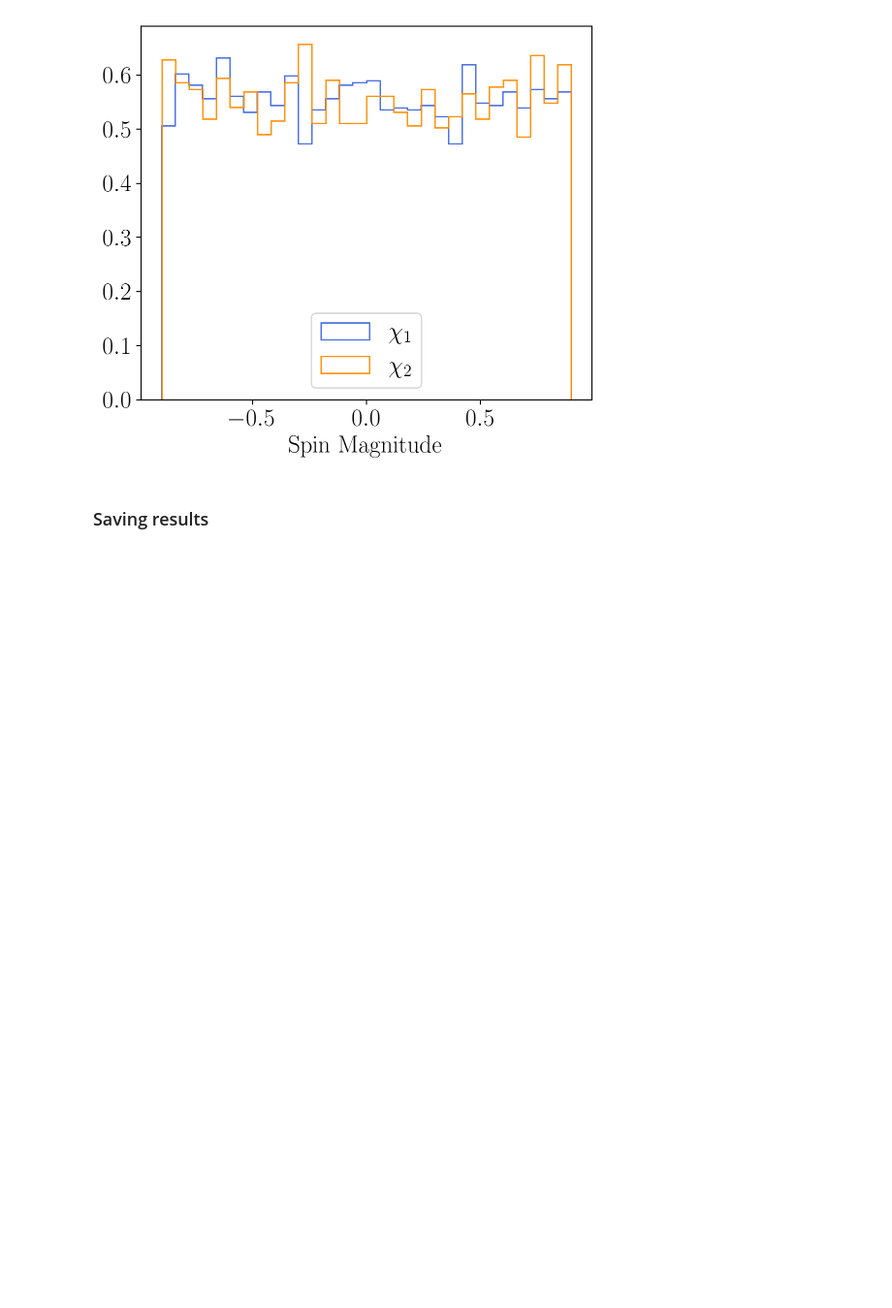
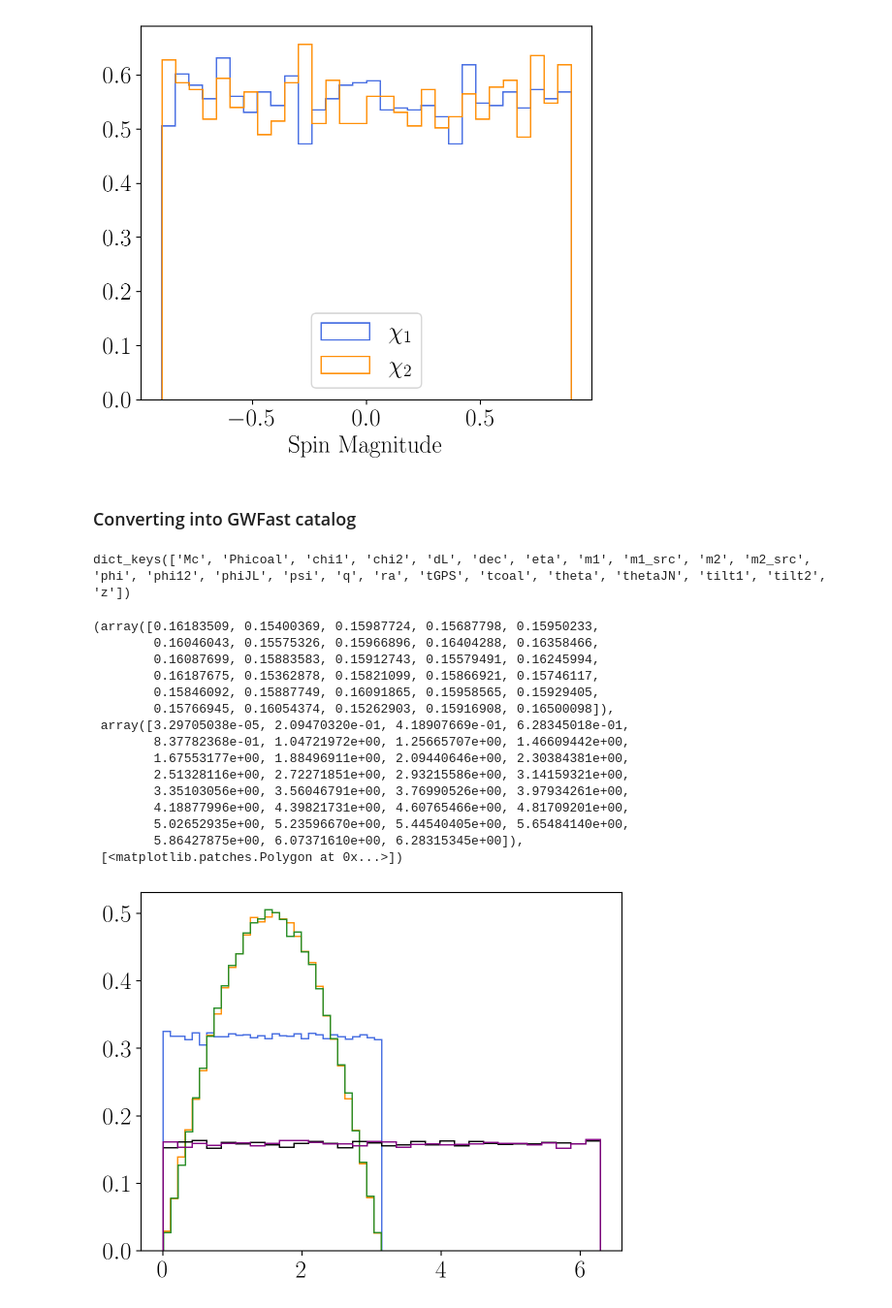
Before and after one commit to KrishnenduGit/CE_STM_CBC, a Jupyter notebook: pop_models/imbhs/imbh_pop.ipynb, the cells around one changed output. Shown at 97% size. Saved outputs shown, nothing was run; the diff lists cells and outputs as text; code cells hidden in the pictures; blank space fills up the shorter version.

Commit message:
imbh catalog

```diff
--- a/pop_models/imbhs/imbh_pop.ipynb
+++ b/pop_models/imbhs/imbh_pop.ipynb
@@ -625,6 +625,57 @@ plt.show()
 # %% [output]
 [figure]
 # %% [markdown]
-### Saving results
+### Converting into GWFast catalog
+# %%
+import h5py
+
+# Path to your file
+filename = "BBH_cat_1yr_LVKpopO4a_ML.h5"
+
+
+def h5_to_dict(obj):
+    """
+    Recursively convert an h5py Group or Dataset into a nested Python dictionary.
+    Datasets become numpy arrays; groups become dictionaries.
+    """
+    result = {}
+
+    for key, item in obj.items():
+        if isinstance(item, h5py.Dataset):
+            result[key] = item[()]  # read dataset into a NumPy array
+        elif isinstance(item, h5py.Group):
+            result[key] = h5_to_dict(item)  # recurse into subgroup
+
+    return result
+
+with h5py.File(filename, "r") as f:
+    data_dict = h5_to_dict(f)
+# %%
+data_dict.keys()
+# %% [output]
+dict_keys(['Mc', 'Phicoal', 'chi1', 'chi2', 'dL', 'dec', 'eta', 'm1', 'm1_src', 'm2', 'm2_src', 'phi', 'phi12', 'phiJL', 'psi', 'q', 'ra', 'tGPS', 'tcoal', 'theta', 'thetaJN', 'tilt1', 'tilt2', 'z'])
+# %%
+plt.hist(data_dict['psi'], bins=30, density=True, histtype='step', lw=2, color='royalblue',label='$\\psi_1$')
+plt.hist(data_dict['thetaJN'], bins=30, density=True, histtype='step', lw=2, color='darkorange',label='$\\psi_1$')
+plt.hist(data_dict['theta'], bins=30, density=True, histtype='step', lw=2, color='forestgreen',label='$\\chi_1$')
+plt.hist(data_dict['phi'], bins=30, density=True, histtype='step', lw=2, color='black',label='$\\chi_2$')
+plt.hist(data_dict['Phicoal'], bins=30, density=True, histtype='step', lw=2, color='purple',label='$\\chi_1$')
+# %% [output]
+(array([0.16183509, 0.15400369, 0.15987724, 0.15687798, 0.15950233,
+        0.16046043, 0.15575326, 0.15966896, 0.16404288, 0.16358466,
+        0.16087699, 0.15883583, 0.15912743, 0.15579491, 0.16245994,
+        0.16187675, 0.15362878, 0.15821099, 0.15866921, 0.15746117,
+        0.15846092, 0.15887749, 0.16091865, 0.15958565, 0.15929405,
+        0.15766945, 0.16054374, 0.15262903, 0.15916908, 0.16500098]),
+ array([3.29705038e-05, 2.09470320e-01, 4.18907669e-01, 6.28345018e-01,
+        8.37782368e-01, 1.04721972e+00, 1.25665707e+00, 1.46609442e+00,
+        1.67553177e+00, 1.88496911e+00, 2.09440646e+00, 2.30384381e+00,
+        2.51328116e+00, 2.72271851e+00, 2.93215586e+00, 3.14159321e+00,
+        3.35103056e+00, 3.56046791e+00, 3.76990526e+00, 3.97934261e+00,
+        4.18877996e+00, 4.39821731e+00, 4.60765466e+00, 4.81709201e+00,
+        5.02652935e+00, 5.23596670e+00, 5.44540405e+00, 5.65484140e+00,
+        5.86427875e+00, 6.07371610e+00, 6.28315345e+00]),
+ [<matplotlib.patches.Polygon at 0x...>])
+[figure, added]
 # %%
 pop_dict = {**mass_dict, **z_dict, **spin_dict}
```
Also changed, not shown: parts of 2 cells of this notebook, 1 other file.
